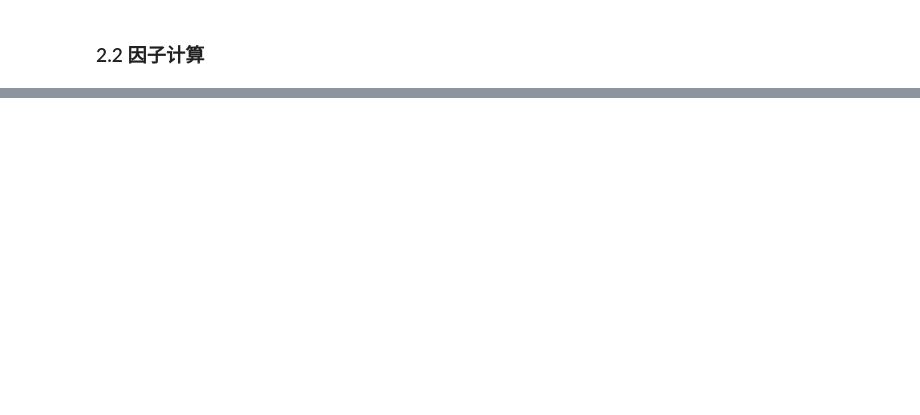
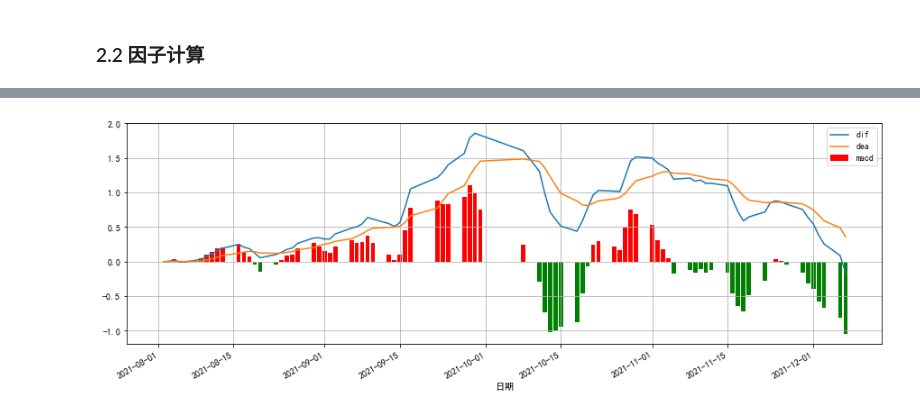
Before and after one commit to TangHuan-pro/zhuoshi_project, a Jupyter notebook: code.ipynb, the cells around one changed output, grey strips where cells are left out. Cells and saved outputs as stored; diff of their text form; code cells hidden in the pictures; blank space fills up the shorter version.

```diff
--- a/code.ipynb
+++ b/code.ipynb
@@ -128,0 +132,5 @@ plt.legend()
+# %%
+def rsi(x):
+    return sum(x.loc[x>0])/sum(abs(x))
+
+single_stock_data['RSI'] = single_stock_data['涨跌额'].rolling(21).agg(rsi)
@@ -128,0 +165,34 @@ plt.legend()
+# %%
+def do_ema(price_series, n):
+    ema_n = price_series
+    alfa = 2/(n+1)
+    for i in range(1, len(price_series)):
+        ema_n.iloc[i] = alfa*price_series.iloc[i]+(1-alfa)*ema_n.iloc[i-1]
+    return ema_n
+def do_dea(dif, mid):
+    dea = dif
+    alfa = 2/(1+mid)
+    for i in range(1, len(dif)):
+        dea.iloc[i] = dea.iloc[i-1]*(1-alfa)+dif.iloc[i]*alfa
+    return dea
+# %%
+price_series = single_stock_data.loc['2021-08':'2021-12', '收盘']
+ema12 = do_ema(price_series.copy(deep=True), 12)
+ema26 = do_ema(price_series.copy(deep=True), 26)
+dif = ema12 - ema26
+dea = do_dea(dif.copy(deep=True), 9)
+macd = (dif - dea)*2
+# %%
+index = (macd.values<0).astype(int)
+color = np.array(['red', 'green'])[index]
+# %%
+# 可视化
+plt.figure(figsize=(15,5))
+dif.plot(label='dif')
+dea.plot(label='dea')
+plt.bar(macd.index, macd.values, color=color, label='macd')
+plt.grid()
+plt.legend()
+plt.show()
+# %% [output]
+[figure, added]
```
Also changed, not shown: parts of 17 cells of this notebook, 1 other file.
